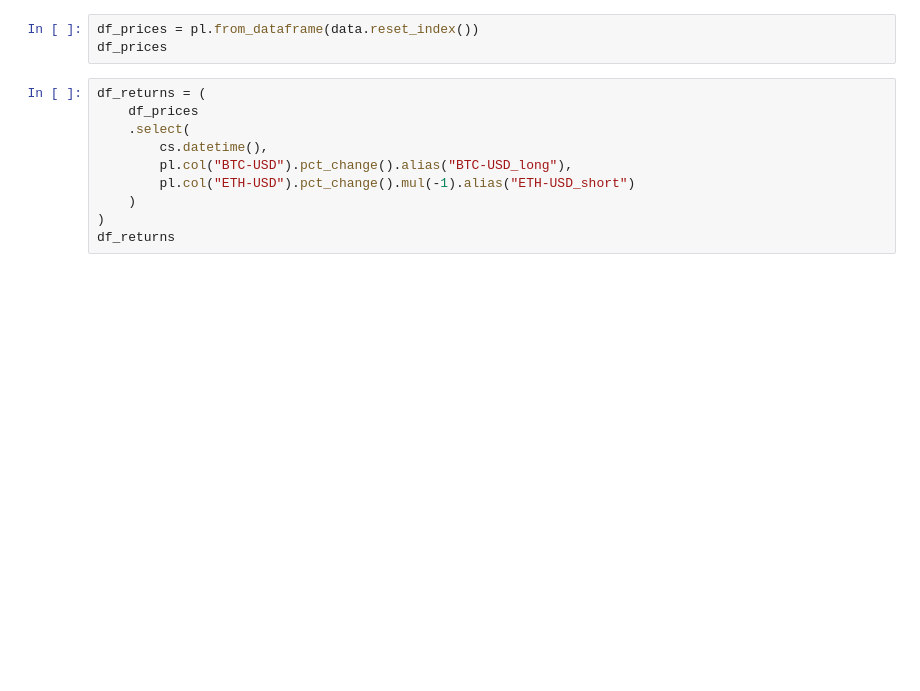
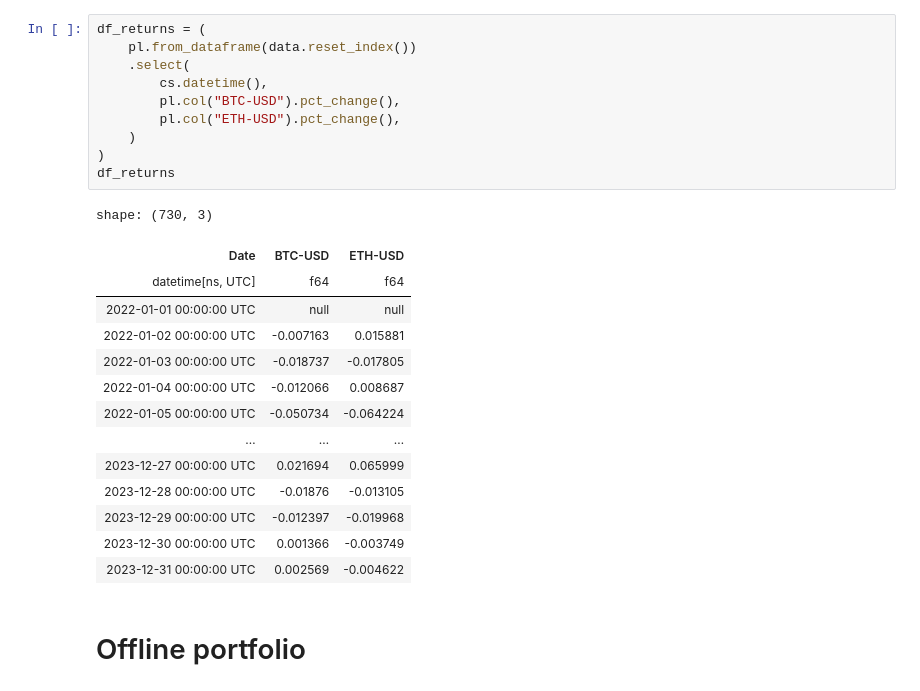
Before and after one commit to jialinyi94/online_pyfolio_opt, a Jupyter notebook: examples/eg_portfolio.ipynb, the cells around one changed output. Saved outputs shown, nothing was run; the diff lists cells and outputs as text; blank space fills up the shorter version.

```diff
--- a/examples/eg_portfolio.ipynb
+++ b/examples/eg_portfolio.ipynb
@@ -18,13 +19,27 @@ data.plot(grid=True, subplots=True)
-# %%
-df_prices = pl.from_dataframe(data.reset_index())
-df_prices
 # %%
 df_returns = (
-    df_prices
+    pl.from_dataframe(data.reset_index())
     .select(
         cs.datetime(),
-        pl.col("BTC-USD").pct_change().alias("BTC-USD_long"),
-        pl.col("ETH-USD").pct_change().mul(-1).alias("ETH-USD_short")
+        pl.col("BTC-USD").pct_change(),
+        pl.col("ETH-USD").pct_change(),
     )
 )
 df_returns
+# %% [output]
+shape: (730, 3)
+| Date | BTC-USD | ETH-USD |
+| datetime[ns, UTC] | f64 | f64 |
+| 2022-01-01 00:00:00 UTC | null | null |
+| 2022-01-02 00:00:00 UTC | -0.007163 | 0.015881 |
+| 2022-01-03 00:00:00 UTC | -0.018737 | -0.017805 |
+| 2022-01-04 00:00:00 UTC | -0.012066 | 0.008687 |
+| 2022-01-05 00:00:00 UTC | -0.050734 | -0.064224 |
+| … | … | … |
+| 2023-12-27 00:00:00 UTC | 0.021694 | 0.065999 |
+| 2023-12-28 00:00:00 UTC | -0.01876 | -0.013105 |
+| 2023-12-29 00:00:00 UTC | -0.012397 | -0.019968 |
+| 2023-12-30 00:00:00 UTC | 0.001366 | -0.003749 |
+| 2023-12-31 00:00:00 UTC | 0.002569 | -0.004622 |
+# %% [markdown]
+# Offline portfolio
```
Also changed, not shown: parts of 10 cells of this notebook, 2 other files.
